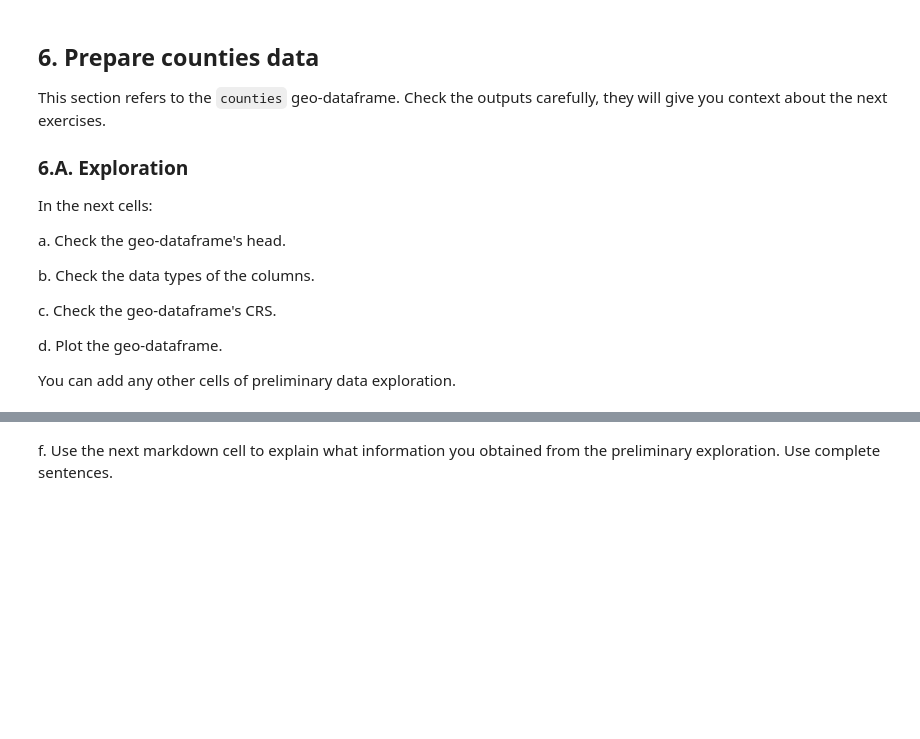
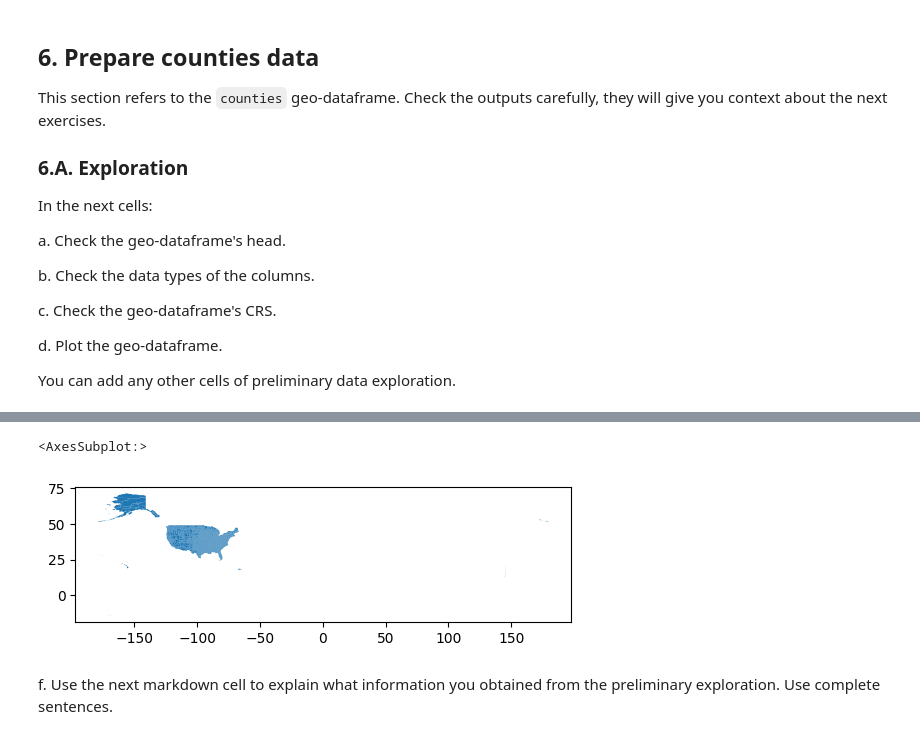
Before and after one commit to rfswick/eds220-hwk3, a Jupyter notebook: hwk3-task2-oil-spills.ipynb, the cells around one changed output, grey strips where cells are left out. Cells and saved outputs as stored; diff of their text form; code cells hidden in the pictures; blank space fills up the shorter version.

Commit message:
Explore geo-dataframe

```diff
--- a/hwk3-task2-oil-spills.ipynb
+++ b/hwk3-task2-oil-spills.ipynb
@@ -295,3 +336,9 @@ You can add any other cells of preliminary data exploration.
+# %%
+# d. Display a plot of the geo-dataframe
+counties.plot()
+# %% [output]
+<AxesSubplot:>
+[figure, added]
 # %% [markdown]
 <!-- BEGIN QUESTION -->
 
```
Also changed, not shown: parts of 7 cells of this notebook.
